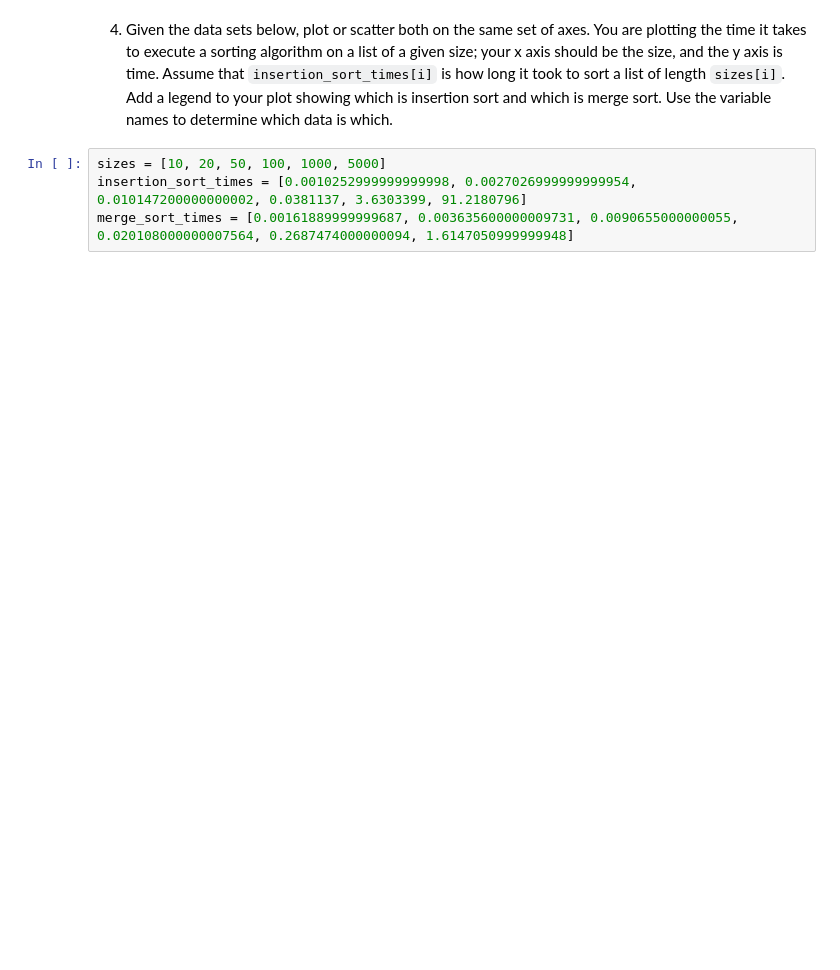
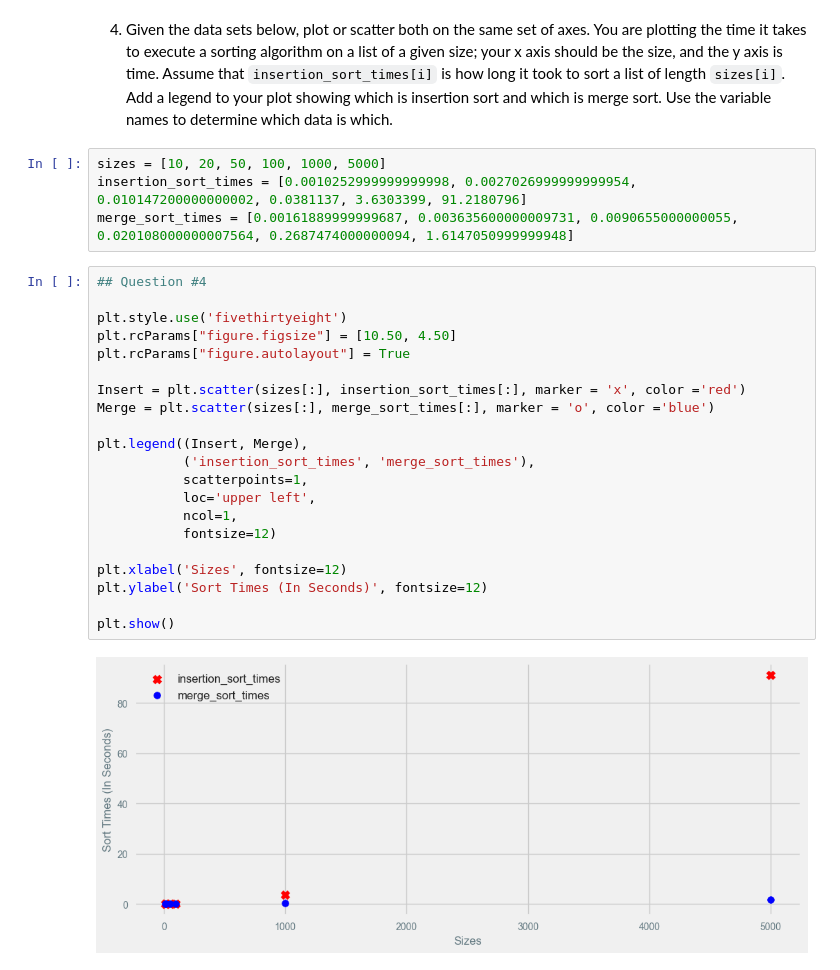
Before and after one commit to Hoskins-s559245/pyplot-A3-S559245, a Jupyter notebook: pyplot.ipynb, the cells around one changed output. Cells and saved outputs as stored; diff of their text form; blank space fills up the shorter version.

```diff
--- a/pyplot.ipynb
+++ b/pyplot.ipynb
@@ -89,3 +93,26 @@ plt.show()
 sizes = [10, 20, 50, 100, 1000, 5000]
 insertion_sort_times = [0.0010252999999999998, 0.0027026999999999954, 0.010147200000000002, 0.0381137, 3.6303399, 91.2180796]
 merge_sort_times = [0.00161889999999687, 0.003635600000009731, 0.0090655000000055, 0.020108000000007564, 0.2687474000000094, 1.6147050999999948]
+# %%
+## Question #4
+
+plt.style.use('fivethirtyeight')
+plt.rcParams["figure.figsize"] = [10.50, 4.50]
+plt.rcParams["figure.autolayout"] = True
+
+Insert = plt.scatter(sizes[:], insertion_sort_times[:], marker = 'x', color ='red')
+Merge = plt.scatter(sizes[:], merge_sort_times[:], marker = 'o', color ='blue')
+
+plt.legend((Insert, Merge),
+           ('insertion_sort_times', 'merge_sort_times'),
+           scatterpoints=1,
+           loc='upper left',
+           ncol=1,
+           fontsize=12)
+
+plt.xlabel('Sizes', fontsize=12)
+plt.ylabel('Sort Times (In Seconds)', fontsize=12)
+
+plt.show()
+# %% [output]
+[figure, added]
```
Also changed, not shown: parts of 5 cells of this notebook, 1 other file.
